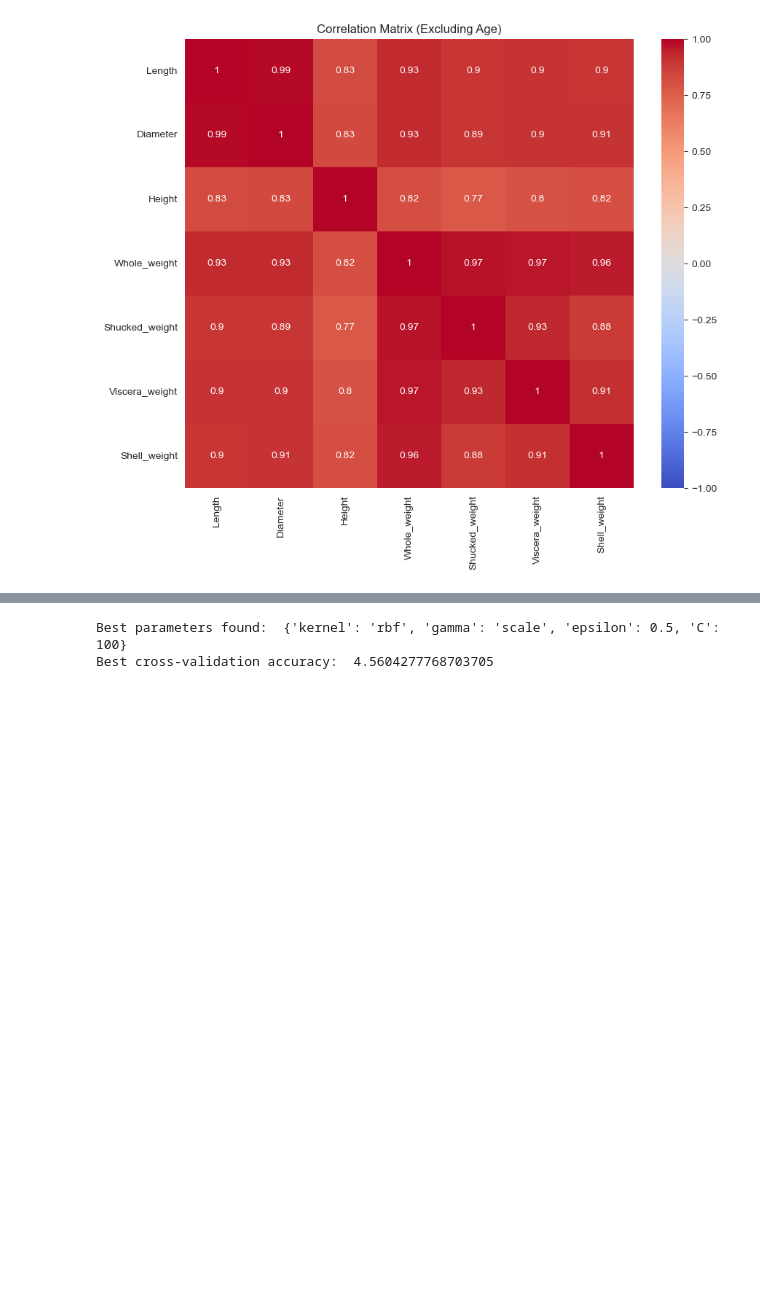
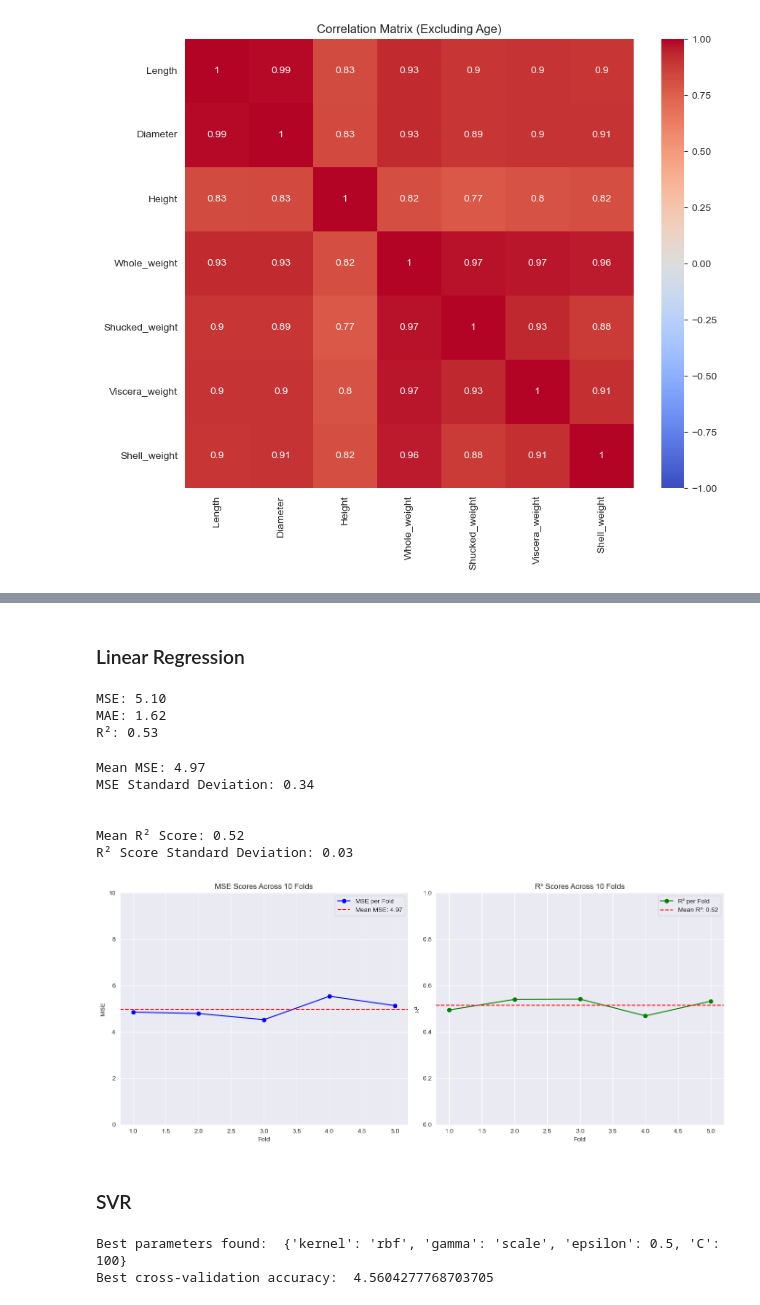
Before and after one commit to CloudSkytec/ML-CW1, a Jupyter notebook: DGZ/abalone.ipynb, the cells around one changed output, grey strips where cells are left out. Cells and saved outputs as stored; diff of their text form; code cells hidden in the pictures; blank space fills up the shorter version.

```diff
--- a/DGZ/abalone.ipynb
+++ b/DGZ/abalone.ipynb
@@ -142,6 +145,75 @@ X_train, X_test, y_train, y_test = train_test_split(X, y, test_size=0.2, random_
 scaler = MinMaxScaler()
 X_train = scaler.fit_transform(X_train)
 X_test = scaler.transform(X_test)
+# %% [markdown]
+### Linear Regression
+# %%
+from sklearn.linear_model import LinearRegression
+
+lr_model = LinearRegression()
+lr_model.fit(X_train, y_train)
+
+y_pred = lr_model.predict(X_test)
+# %%
+mse = mean_squared_error(y_test, y_pred)
+mae = mean_absolute_error(y_test, y_pred)
+r2 = r2_score(y_test, y_pred)
+
+print(f"MSE: {mse:.2f}")
+print(f"MAE: {mae:.2f}")
+print(f"R²: {r2:.2f}")
+# %% [output]
+MSE: 5.10
+MAE: 1.62
+R²: 0.53
+# %%
+# K-fold CV (K=5)
+mse_scores = -cross_val_score(lr_model, X_train, y_train, cv=5, scoring='neg_mean_squared_error')
+r2_scores = cross_val_score(lr_model, X_train, y_train, cv=5, scoring='r2')
+
+print(f"Mean MSE: {mse_scores.mean():.2f}")
+print(f"MSE Standard Deviation: {mse_scores.std():.2f}")
+print("\n")
+print(f"Mean R² Score: {r2_scores.mean():.2f}")
+print(f"R² Score Standard Deviation: {r2_scores.std():.2f}")
+# %% [output]
+Mean MSE: 4.97
+MSE Standard Deviation: 0.34
+
+
+Mean R² Score: 0.52
+R² Score Standard Deviation: 0.03
+# %%
+plt.figure(figsize=(14, 6))
+
+# MSE
+plt.subplot(1, 2, 1)
+plt.plot(range(1, 6), mse_scores, marker='o', linestyle='-', color='b', label='MSE per Fold')
+plt.axhline(y=mse_scores.mean(), color='r', linestyle='--', label=f'Mean MSE: {mse_scores.mean():.2f}')
+plt.title('MSE Scores Across 5 Folds')
+plt.xlabel('Fold')
+plt.ylabel('MSE')
+plt.ylim([0, 10])
+plt.legend()
+plt.grid(True)
+
+# R2
+plt.subplot(1, 2, 2)
+plt.plot(range(1, 6), r2_scores, marker='o', linestyle='-', color='g', label='R² per Fold')
+plt.axhline(y=r2_scores.mean(), color='r', linestyle='--', label=f'Mean R²: {r2_scores.mean():.2f}')
+plt.title('R² Scores Across 5 Folds')
+plt.xlabel('Fold')
+plt.ylabel('R²')
+plt.ylim([0, 1])
+plt.legend()
+plt.grid(True)
+
+plt.tight_layout()
+plt.show()
+# %% [output]
+[figure, added]
+# %% [markdown]
+### SVR
 # %%
 from sklearn.model_selection import RandomizedSearchCV
 from sklearn.svm import SVR
```
Also changed, not shown: parts of 4 cells of this notebook.
